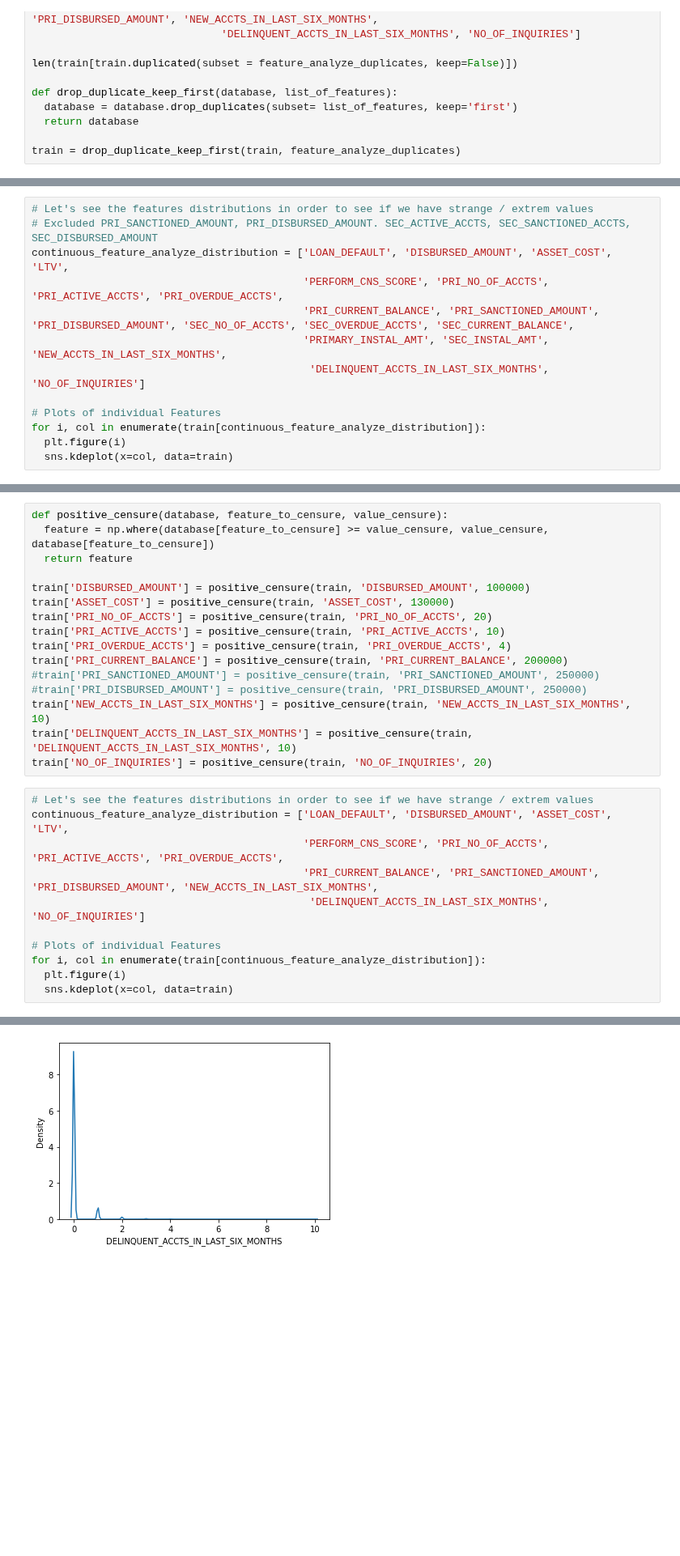
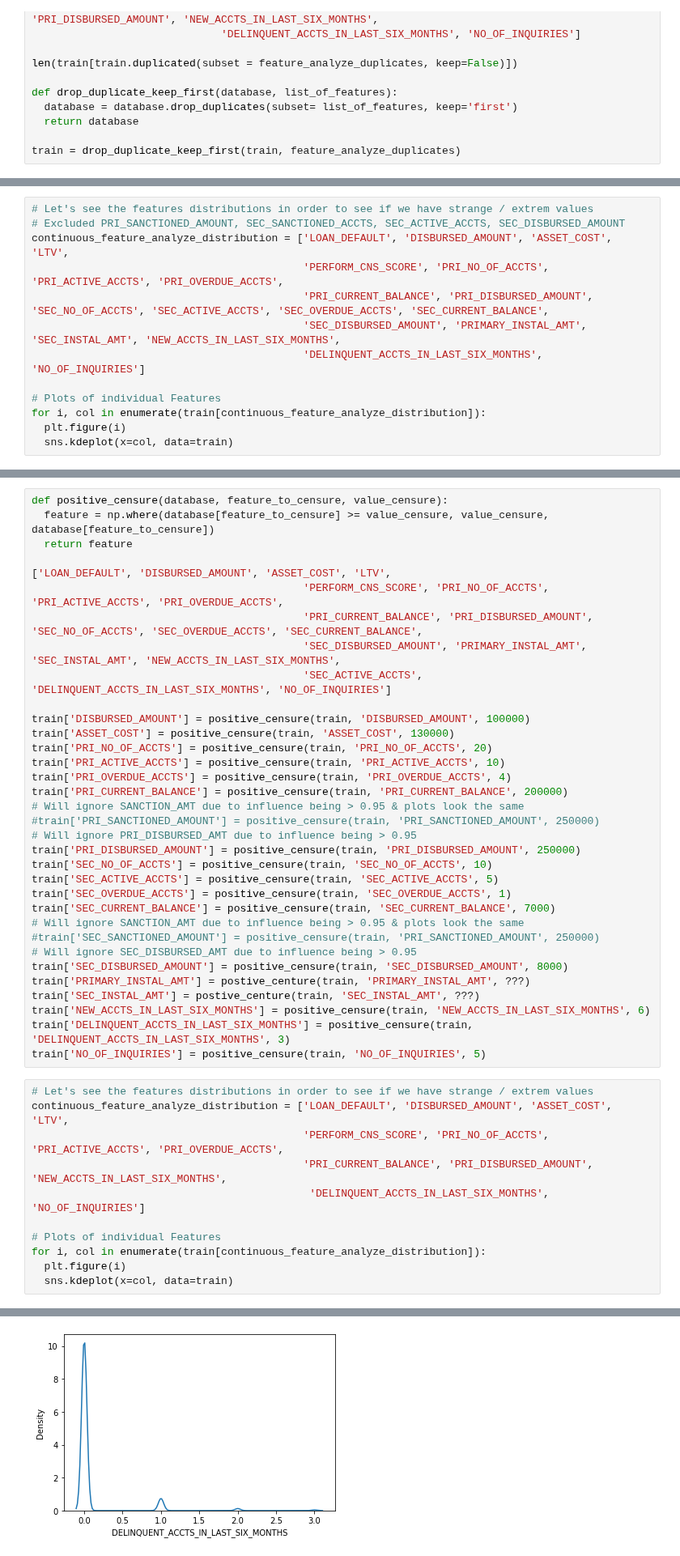
Before and after one commit to kenneth-craig/academyPub, a Jupyter notebook: vehicle_load_analysis.ipynb, the cells around one changed output, grey strips where cells are left out. Shown at 81% size. Cells and saved outputs as stored; diff of their text form; blank space fills up the shorter version.

```diff
--- a/vehicle_load_analysis.ipynb
+++ b/vehicle_load_analysis.ipynb
@@ -243,11 +218,11 @@ train.PRI_DISBURSED_AMOUNT.max()
 # %%
 # Let's see the features distributions in order to see if we have strange / extrem values
-# Excluded PRI_SANCTIONED_AMOUNT, PRI_DISBURSED_AMOUNT. SEC_ACTIVE_ACCTS, SEC_SANCTIONED_ACCTS, SEC_DISBURSED_AMOUNT
+# Excluded PRI_SANCTIONED_AMOUNT, SEC_SANCTIONED_ACCTS, SEC_ACTIVE_ACCTS, SEC_DISBURSED_AMOUNT
 continuous_feature_analyze_distribution = ['LOAN_DEFAULT', 'DISBURSED_AMOUNT', 'ASSET_COST', 'LTV',
                                            'PERFORM_CNS_SCORE', 'PRI_NO_OF_ACCTS', 'PRI_ACTIVE_ACCTS', 'PRI_OVERDUE_ACCTS',
-                                           'PRI_CURRENT_BALANCE', 'PRI_SANCTIONED_AMOUNT', 'PRI_DISBURSED_AMOUNT', 'SEC_NO_OF_ACCTS', 'SEC_OVERDUE_ACCTS', 'SEC_CURRENT_BALANCE',
-                                           'PRIMARY_INSTAL_AMT', 'SEC_INSTAL_AMT', 'NEW_ACCTS_IN_LAST_SIX_MONTHS',
-                                            'DELINQUENT_ACCTS_IN_LAST_SIX_MONTHS', 'NO_OF_INQUIRIES']
+                                           'PRI_CURRENT_BALANCE', 'PRI_DISBURSED_AMOUNT', 'SEC_NO_OF_ACCTS', 'SEC_ACTIVE_ACCTS', 'SEC_OVERDUE_ACCTS', 'SEC_CURRENT_BALANCE',
+                                           'SEC_DISBURSED_AMOUNT', 'PRIMARY_INSTAL_AMT', 'SEC_INSTAL_AMT', 'NEW_ACCTS_IN_LAST_SIX_MONTHS',
+                                           'DELINQUENT_ACCTS_IN_LAST_SIX_MONTHS', 'NO_OF_INQUIRIES']
 
 # Plots of individual Features
 for i, col in enumerate(train[continuous_feature_analyze_distribution]):
@@ -271,6 +246,12 @@ for i, col in enumerate(train[continuous_feature_analyze_distribution]):
 def positive_censure(database, feature_to_censure, value_censure):
   feature = np.where(database[feature_to_censure] >= value_censure, value_censure, database[feature_to_censure])
   return feature
+
+['LOAN_DEFAULT', 'DISBURSED_AMOUNT', 'ASSET_COST', 'LTV',
+                                           'PERFORM_CNS_SCORE', 'PRI_NO_OF_ACCTS', 'PRI_ACTIVE_ACCTS', 'PRI_OVERDUE_ACCTS',
+                                           'PRI_CURRENT_BALANCE', 'PRI_DISBURSED_AMOUNT', 'SEC_NO_OF_ACCTS', 'SEC_OVERDUE_ACCTS', 'SEC_CURRENT_BALANCE',
+                                           'SEC_DISBURSED_AMOUNT', 'PRIMARY_INSTAL_AMT', 'SEC_INSTAL_AMT', 'NEW_ACCTS_IN_LAST_SIX_MONTHS',
+                                           'SEC_ACTIVE_ACCTS', 'DELINQUENT_ACCTS_IN_LAST_SIX_MONTHS', 'NO_OF_INQUIRIES']
 
 train['DISBURSED_AMOUNT'] = positive_censure(train, 'DISBURSED_AMOUNT', 100000)
 train['ASSET_COST'] = positive_censure(train, 'ASSET_COST', 130000)
@@ -278,16 +259,28 @@ train['PRI_NO_OF_ACCTS'] = positive_censure(train, 'PRI_NO_OF_ACCTS', 20)
 train['PRI_ACTIVE_ACCTS'] = positive_censure(train, 'PRI_ACTIVE_ACCTS', 10)
 train['PRI_OVERDUE_ACCTS'] = positive_censure(train, 'PRI_OVERDUE_ACCTS', 4)
 train['PRI_CURRENT_BALANCE'] = positive_censure(train, 'PRI_CURRENT_BALANCE', 200000)
+# Will ignore SANCTION_AMT due to influence being > 0.95 & plots look the same
 #train['PRI_SANCTIONED_AMOUNT'] = positive_censure(train, 'PRI_SANCTIONED_AMOUNT', 250000)
-#train['PRI_DISBURSED_AMOUNT'] = positive_censure(train, 'PRI_DISBURSED_AMOUNT', 250000)
-train['NEW_ACCTS_IN_LAST_SIX_MONTHS'] = positive_censure(train, 'NEW_ACCTS_IN_LAST_SIX_MONTHS', 10)
-train['DELINQUENT_ACCTS_IN_LAST_SIX_MONTHS'] = positive_censure(train, 'DELINQUENT_ACCTS_IN_LAST_SIX_MONTHS', 10)
-train['NO_OF_INQUIRIES'] = positive_censure(train, 'NO_OF_INQUIRIES', 20)
+# Will ignore PRI_DISBURSED_AMT due to influence being > 0.95
+train['PRI_DISBURSED_AMOUNT'] = positive_censure(train, 'PRI_DISBURSED_AMOUNT', 250000)
+train['SEC_NO_OF_ACCTS'] = positive_censure(train, 'SEC_NO_OF_ACCTS', 10)
+train['SEC_ACTIVE_ACCTS'] = positive_censure(train, 'SEC_ACTIVE_ACCTS', 5)
+train['SEC_OVERDUE_ACCTS'] = positive_censure(train, 'SEC_OVERDUE_ACCTS', 1)
+train['SEC_CURRENT_BALANCE'] = positive_censure(train, 'SEC_CURRENT_BALANCE', 7000)
+# Will ignore SANCTION_AMT due to influence being > 0.95 & plots look the same
+#train['SEC_SANCTIONED_AMOUNT'] = positive_censure(train, 'PRI_SANCTIONED_AMOUNT', 250000)
+# Will ignore SEC_DISBURSED_AMT due to influence being > 0.95
+train['SEC_DISBURSED_AMOUNT'] = positive_censure(train, 'SEC_DISBURSED_AMOUNT', 8000)
+train['PRIMARY_INSTAL_AMT'] = postive_centure(train, 'PRIMARY_INSTAL_AMT', ???)
+train['SEC_INSTAL_AMT'] = postive_centure(train, 'SEC_INSTAL_AMT', ???)
+train['NEW_ACCTS_IN_LAST_SIX_MONTHS'] = positive_censure(train, 'NEW_ACCTS_IN_LAST_SIX_MONTHS', 6)
+train['DELINQUENT_ACCTS_IN_LAST_SIX_MONTHS'] = positive_censure(train, 'DELINQUENT_ACCTS_IN_LAST_SIX_MONTHS', 3)
+train['NO_OF_INQUIRIES'] = positive_censure(train, 'NO_OF_INQUIRIES', 5)
 # %%
 # Let's see the features distributions in order to see if we have strange / extrem values
 continuous_feature_analyze_distribution = ['LOAN_DEFAULT', 'DISBURSED_AMOUNT', 'ASSET_COST', 'LTV',
                                            'PERFORM_CNS_SCORE', 'PRI_NO_OF_ACCTS', 'PRI_ACTIVE_ACCTS', 'PRI_OVERDUE_ACCTS',
-                                           'PRI_CURRENT_BALANCE', 'PRI_SANCTIONED_AMOUNT', 'PRI_DISBURSED_AMOUNT', 'NEW_ACCTS_IN_LAST_SIX_MONTHS',
+                                           'PRI_CURRENT_BALANCE', 'PRI_DISBURSED_AMOUNT', 'NEW_ACCTS_IN_LAST_SIX_MONTHS',
                                             'DELINQUENT_ACCTS_IN_LAST_SIX_MONTHS', 'NO_OF_INQUIRIES']
 
 # Plots of individual Features
@@ -310 +303 @@ for i, col in enumerate(train[continuous_feature_analyze_distribution]):
-[figure, old version]
+[figure, new version]
```
Also changed, not shown: parts of 12 cells of this notebook.
